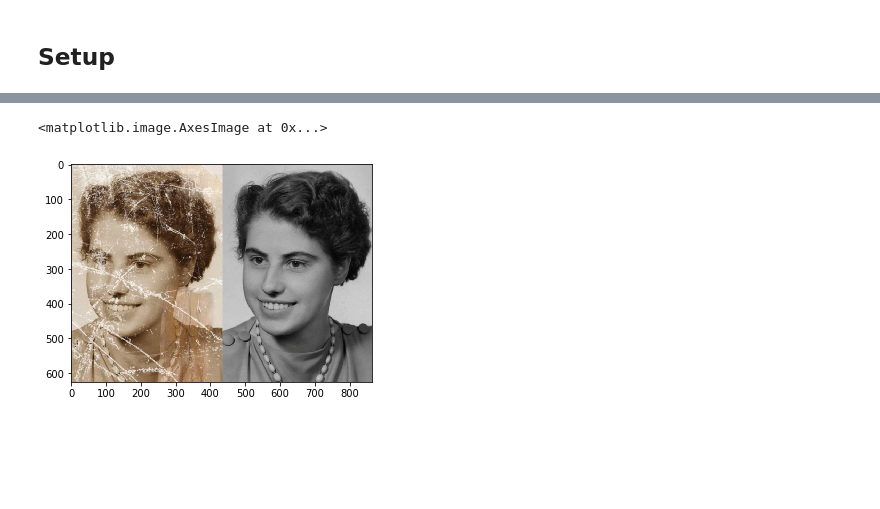
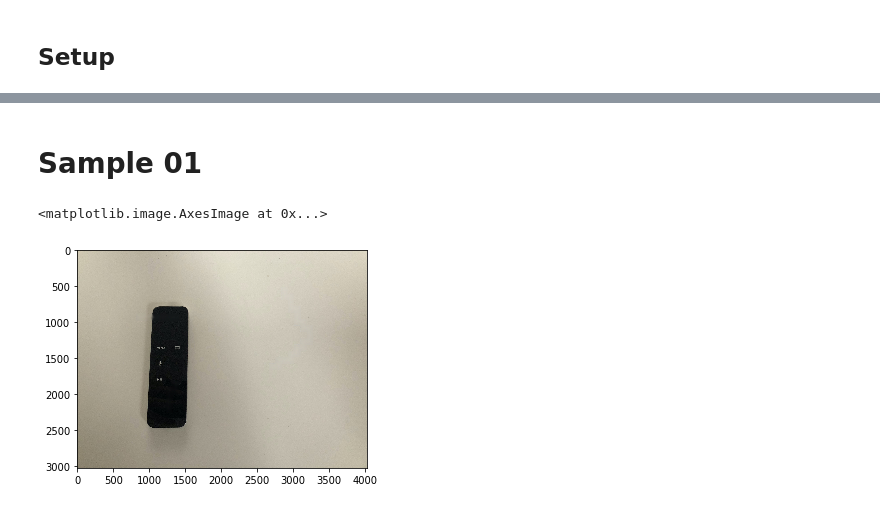
Before and after one commit to uol-mediaprocessing-201920/group-projects-image-restauration, a Jupyter notebook: main.ipynb, the cells around one changed output, grey strips where cells are left out. Drawn from its saved outputs; the diff is of its cells as text; code cells hidden in the pictures; blank space fills up the shorter version.

Commit message:
Use inpainting with pre-determined masks to restore images.

```diff
--- a/main.ipynb
+++ b/main.ipynb
@@ -66,11 +63,7 @@ import matplotlib
 %matplotlib inline
 import cv2
 import matplotlib.pyplot as plt
+
+def imread_mask(name):
+  mask = cv2.imread(name)
+  return mask[:, :, 0] # mask needs to be one channel only
-# %%
-img = cv2.imread("comparison.png")
-img = cv2.cvtColor(img, cv2.COLOR_BGR2RGB)
-
-plt.imshow(img)
-# %% [output]
-<matplotlib.image.AxesImage at 0x...>
-[figure, removed]
@@ -76,0 +77,13 @@ plt.imshow(img)
+# %% [markdown]
+# Sample 01
+# %%
+sample1 = cv2.imread("sample01-damaged.jpg")
+mask1 = imread_mask("sample01-mask.jpg")
+
+radius = 15
+result1 = cv2.inpaint(sample1, mask1, radius, cv2.INPAINT_TELEA)
+
+plt.imshow(cv2.cvtColor(result1, cv2.COLOR_BGR2RGB))
+# %% [output]
+<matplotlib.image.AxesImage at 0x...>
+[figure, added]
```
Also changed, not shown: parts of 9 cells of this notebook.
